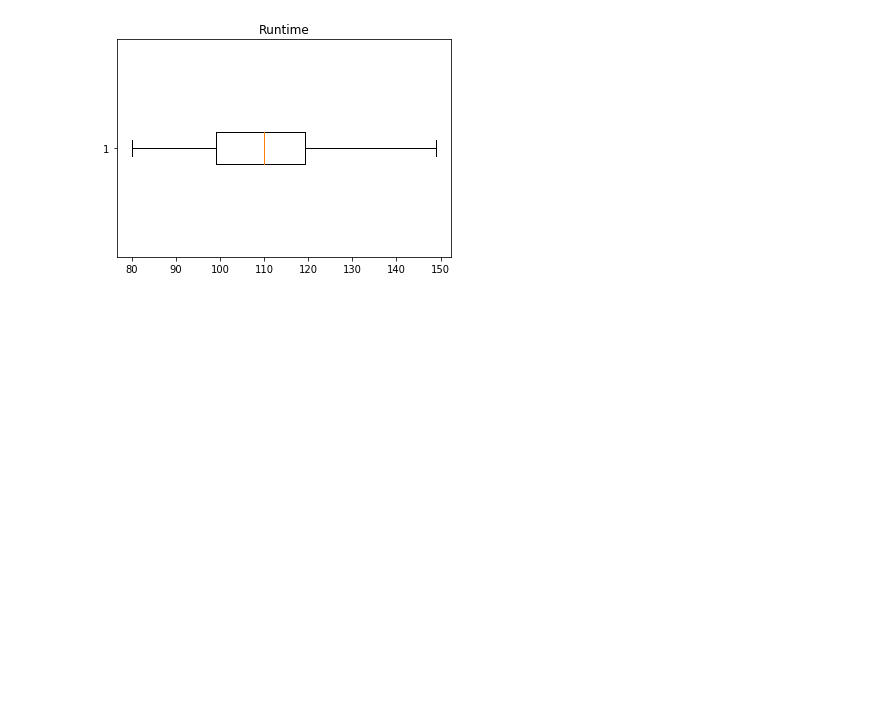
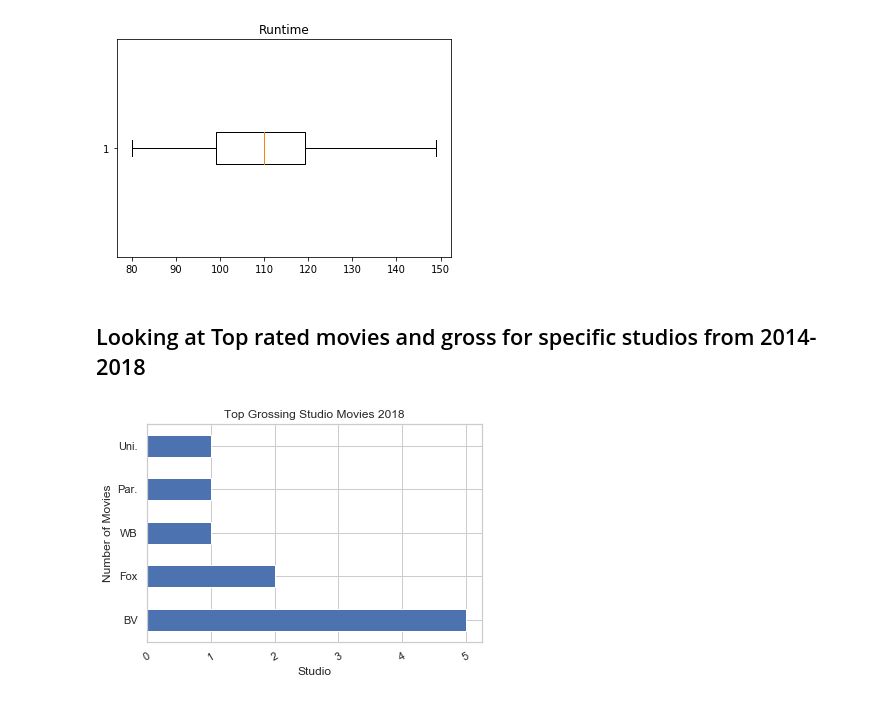
Before and after one commit to psuero1/movie-project, a Jupyter notebook: Data_Visualizations.ipynb, the cells around one changed output. Saved outputs shown, nothing was run; the diff lists cells and outputs as text; code cells hidden in the pictures; blank space fills up the shorter version.

Commit message:
finished visualizations

```diff
--- a/Data_Visualizations.ipynb
+++ b/Data_Visualizations.ipynb
@@ -161,3 +163,18 @@ ax3.boxplot(top_rated18['runtime_minutes'], vert =False, showfliers = False)
 [figure]
 [figure]
 [figure]
+# %% [markdown]
+## Looking at Top rated movies and gross for specific studios from 2014-2018
+# %%
+## finding which studios were topping the domestic gross scene
+gross_2018['studio'].value_counts()
+
+gross_2018['studio'].value_counts().plot(kind = "barh", title = "Top Grossing Studio Movies 2018")
+
+plt.title("Top Grossing Studio Movies 2018")
+plt.xticks(rotation=30, horizontalalignment="center")
+plt.xlabel("Studio")
+plt.ylabel("Number of Movies")
+plt.savefig('studio2018.png')
+# %% [output]
+[figure, added]
```
Also changed, not shown: parts of 15 cells of this notebook, 8 other files.
